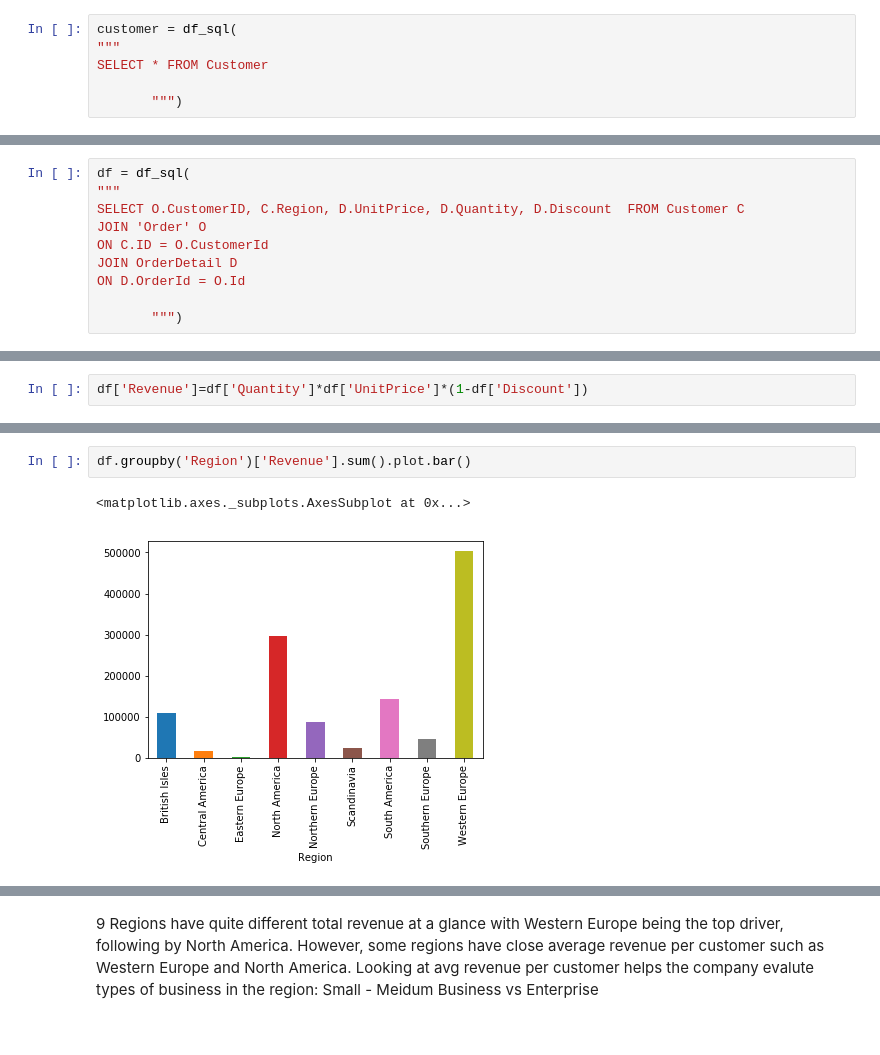
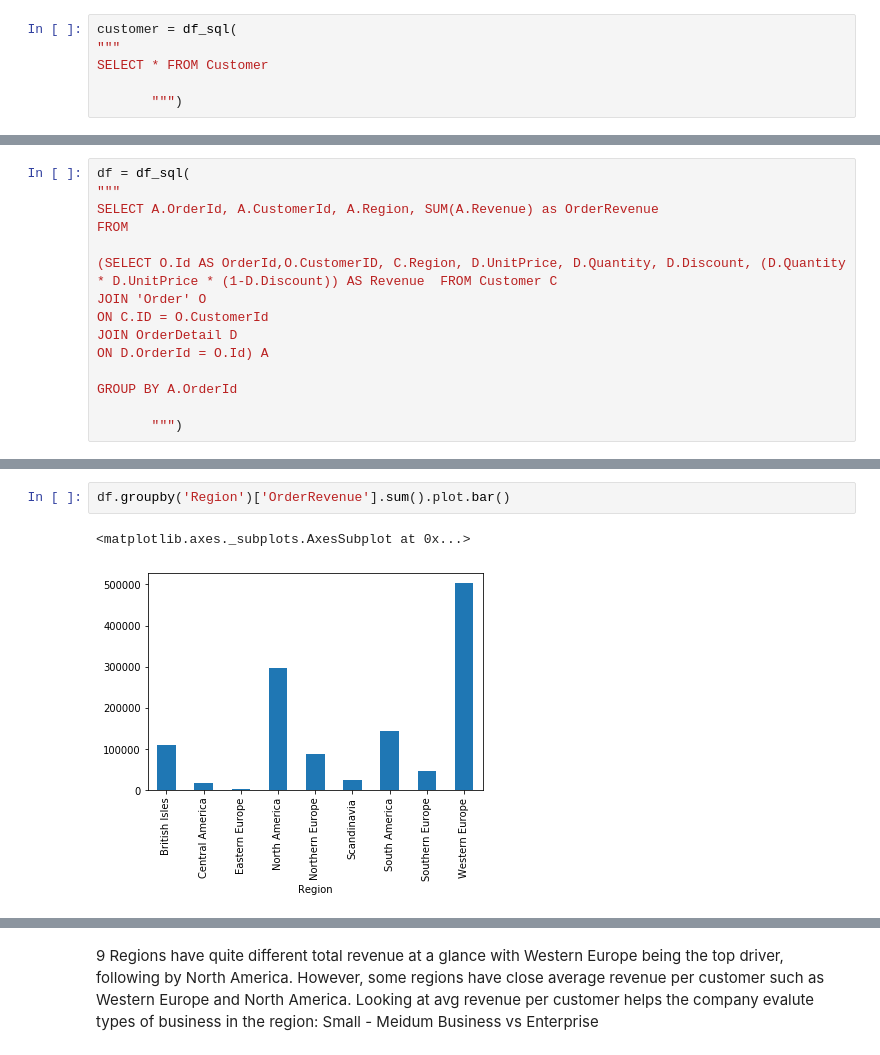
Before and after one commit to bonniema/HypothesisTesting-NorthwindEcommerce, a Jupyter notebook: Mod3 Project_1121_bm.ipynb, the cells around one changed output, grey strips where cells are left out. Drawn from its saved outputs; the diff is of its cells as text.

Commit message:
fix some charts

```diff
--- a/Mod3 Project_1121_bm.ipynb
+++ b/Mod3 Project_1121_bm.ipynb
@@ -492,11 +502,16 @@ customer.head()
 # %%
 df = df_sql(
 """
-SELECT O.CustomerID, C.Region, D.UnitPrice, D.Quantity, D.Discount  FROM Customer C
+SELECT A.OrderId, A.CustomerId, A.Region, SUM(A.Revenue) as OrderRevenue
+FROM
+
+(SELECT O.Id AS OrderId,O.CustomerID, C.Region, D.UnitPrice, D.Quantity, D.Discount, (D.Quantity * D.UnitPrice * (1-D.Discount)) AS Revenue  FROM Customer C
 JOIN 'Order' O
 ON C.ID = O.CustomerId
 JOIN OrderDetail D
-ON D.OrderId = O.Id
+ON D.OrderId = O.Id) A
+
+GROUP BY A.OrderId
 
        """)
 # %%
@@ -511,2 +525,0 @@ df.head()
-# %%
-df['Revenue']=df['Quantity']*df['UnitPrice']*(1-df['Discount'])
@@ -513,6 +540,6 @@ df['Revenue']=df['Quantity']*df['UnitPrice']*(1-df['Discount'])
 # %%
-df.groupby('Region')['Revenue'].sum().plot.bar()
+df.groupby('Region')['OrderRevenue'].sum().plot.bar()
 # %% [output]
 <matplotlib.axes._subplots.AxesSubplot at 0x...>
-[figure, old version]
+[figure, new version]
 # %%
```
Also changed, not shown: parts of 29 cells of this notebook, 1 other file.
